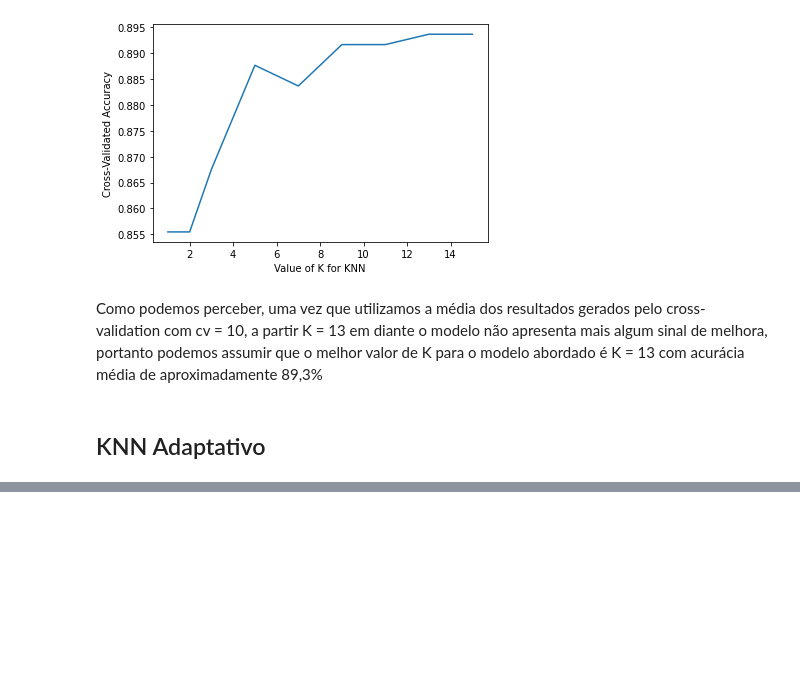
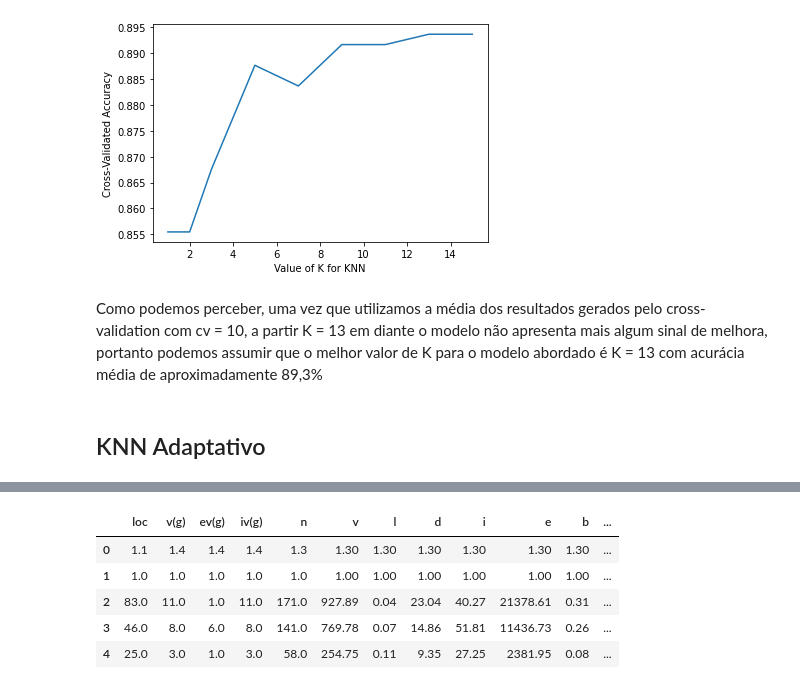
Before and after one commit to renatojmf/CM1-Software-Detection-Prediciton, a Jupyter notebook: swPrediction.ipynb, the cells around one changed output, grey strips where cells are left out. Cells and saved outputs as stored; diff of their text form; code cells hidden in the pictures; blank space fills up the shorter version.

```diff
--- a/swPrediction.ipynb
+++ b/swPrediction.ipynb
@@ -151,0 +176,9 @@ X_train, X_test, y_train, y_test = train_test_split(X, y,random_state=1)
+# %%
+kc1Data.head()
+# %% [output]
+|  | loc | v(g) | ev(g) | iv(g) | n | v | l | d | i | e | b | ... |
+| 0 | 1.1 | 1.4 | 1.4 | 1.4 | 1.3 | 1.30 | 1.30 | 1.30 | 1.30 | 1.30 | 1.30 | ... |
+| 1 | 1.0 | 1.0 | 1.0 | 1.0 | 1.0 | 1.00 | 1.00 | 1.00 | 1.00 | 1.00 | 1.00 | ... |
+| 2 | 83.0 | 11.0 | 1.0 | 11.0 | 171.0 | 927.89 | 0.04 | 23.04 | 40.27 | 21378.61 | 0.31 | ... |
+| 3 | 46.0 | 8.0 | 6.0 | 8.0 | 141.0 | 769.78 | 0.07 | 14.86 | 51.81 | 11436.73 | 0.26 | ... |
+| 4 | 25.0 | 3.0 | 1.0 | 3.0 | 58.0 | 254.75 | 0.11 | 9.35 | 27.25 | 2381.95 | 0.08 | ... |
```
Also changed, not shown: parts of 13 cells of this notebook.
